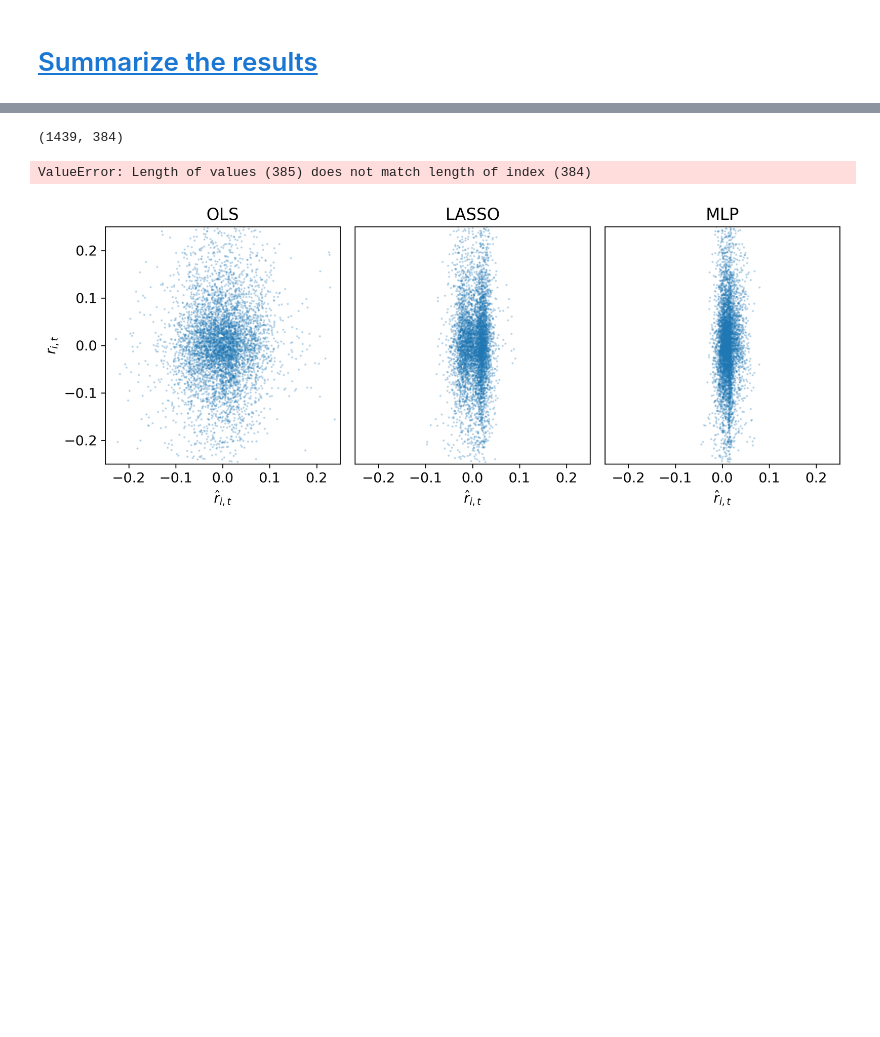
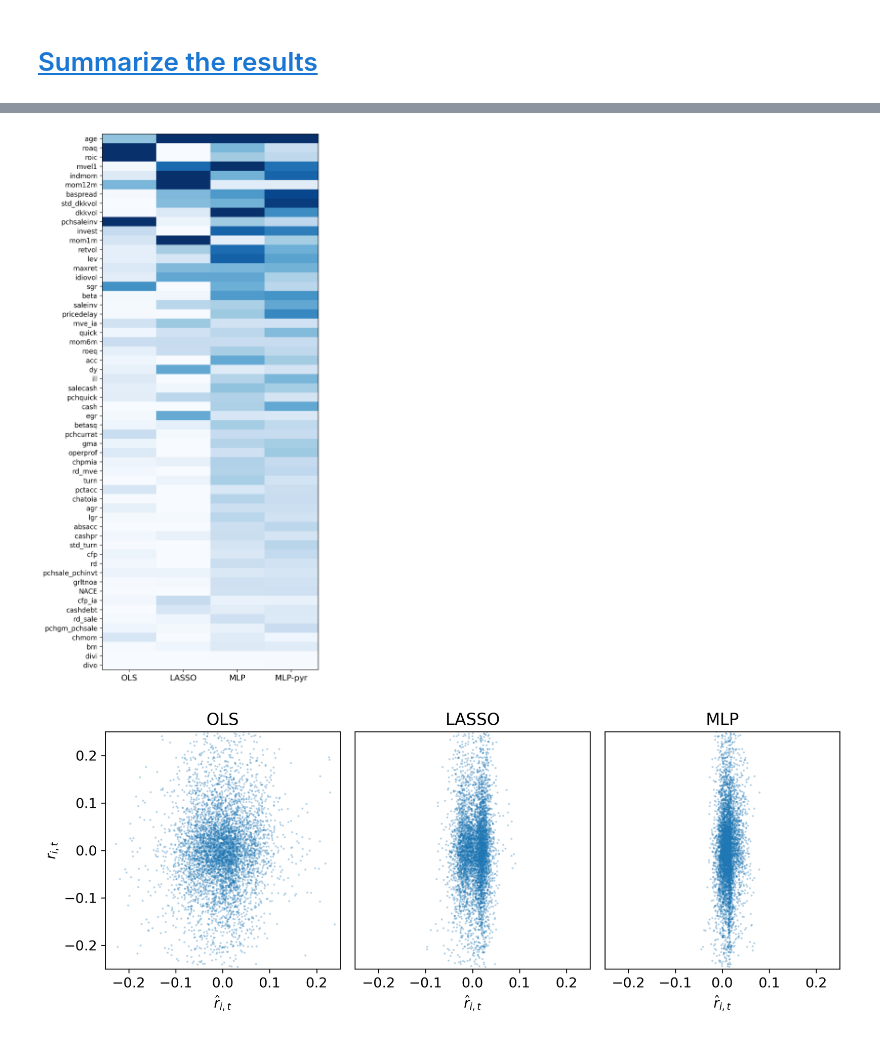
Before and after one commit to johanoelgaard/MastersThesis, a Jupyter notebook: model_eval.ipynb, the cells around one changed output, grey strips where cells are left out. Saved outputs shown, nothing was run; the diff lists cells and outputs as text; code cells hidden in the pictures; blank space fills up the shorter version.

Commit message:
Created plot for variable_importance

```diff
--- a/model_eval.ipynb
+++ b/model_eval.ipynb
@@ -262,7 +267,7 @@ print_freq = 250
 epochs = 250
 batch_size = 4096
 
-n_runs = 5 # number of runs for each model to average over
+n_runs = 2 # number of runs for each model to average over
 # %% [output]
 Using device: mps
 # %%
@@ -883,11 +839,4 @@ for y in period_order:
-# %%
-Xlin_test[y][:,:-1].shape
-# %% [output]
-(1439, 384)
 # %%
-# ================================================================
-# 3)  Average across years  → one vector per model
-# ================================================================
 imp_by_model = {
     m : np.mean(vectors, axis=0)           # arithmetic mean over years
     for m, vectors in imp_by_model_year.items()
@@ -896,17 +845,13 @@ imp_by_model = {
 # build a single DataFrame  (rows = features, cols = models)
 imp_df = pd.DataFrame(
     { m : vec for m, vec in imp_by_model.items() },
-    index = feat_names
+    index = feature_cols
 )
 
-# ================================================================
-# 4)  Aggregate interaction terms & NACE dummies
-# ================================================================
 base_names = pd.Series(imp_df.index).map(group_label).values
-
 imp_df_agg = (
     imp_df
-      .assign(base = base_names)           # temp helper
+      .assign(base = base_names)
       .groupby('base', sort=False)
       .sum()
 )
@@ -915,30 +860,25 @@ imp_df_agg = (
 imp_df_agg = imp_df_agg.loc[
     imp_df_agg.mean(axis=1).sort_values(ascending=False).index
 ]
-# %% [output]
-ValueError: Length of values (385) does not match length of index (384)
 # %%
-# ================================================================
-# 5)  Plot: one heat-map, models on the x-axis
-# ================================================================
-import matplotlib.pyplot as plt
-import numpy as np
+fig, ax = plt.subplots(figsize=(1.5*len(imp_df_agg.columns),
+                                0.2*len(imp_df_agg)))
 
-fig, ax = plt.subplots(figsize=(1.5*len(imp_df_agg.columns),
-                                0.25*len(imp_df_agg)))
+im = ax.imshow(imp_df_agg.values, aspect='auto', cmap='Blues', vmin=0, vmax=0.05)
+ax.set_xticks(np.arange(len(imp_df_agg.columns)))
+ax.set_xticklabels(imp_df_agg.columns, ha='center')
+ax.set_yticks(np.arange(len(imp_df_agg.index)))
+ax.set_yticklabels(imp_df_agg.index, fontsize=10)
 
-im = ax.imshow(imp_df_agg.values, aspect='auto')
-ax.set_xticks(np.arange(len(imp_df_agg.columns)))
-ax.set_xticklabels(imp_df_agg.columns, rotation=45, ha='right')
-ax.set_yticks(np.arange(len(imp_df_agg.index)))
-ax.set_yticklabels(imp_df_agg.index, fontsize=6)
-
-cbar = fig.colorbar(im, ax=ax, fraction=0.02, pad=0.02)
-cbar.ax.set_ylabel("Normalised $\delta$MSE",
-                   rotation=-90, va='bottom')
+# cbar = fig.colorbar(im, ax=ax, fraction=0.02, pad=0.02)
+# cbar.ax.set_ylabel("Normalised $\Delta$MSE",
+#                    rotation=-90, va='bottom')
 
 fig.tight_layout()
+plt.savefig('figs/variable_importance.png', bbox_inches='tight')
 plt.show()
+# %% [output]
+[figure, added]
 # %%
 # # plot y_true vs. y_pred in scatter
 # y_min, y_max = -0.25, 0.25
```
Also changed, not shown: parts of 13 cells of this notebook, 3 other files.
